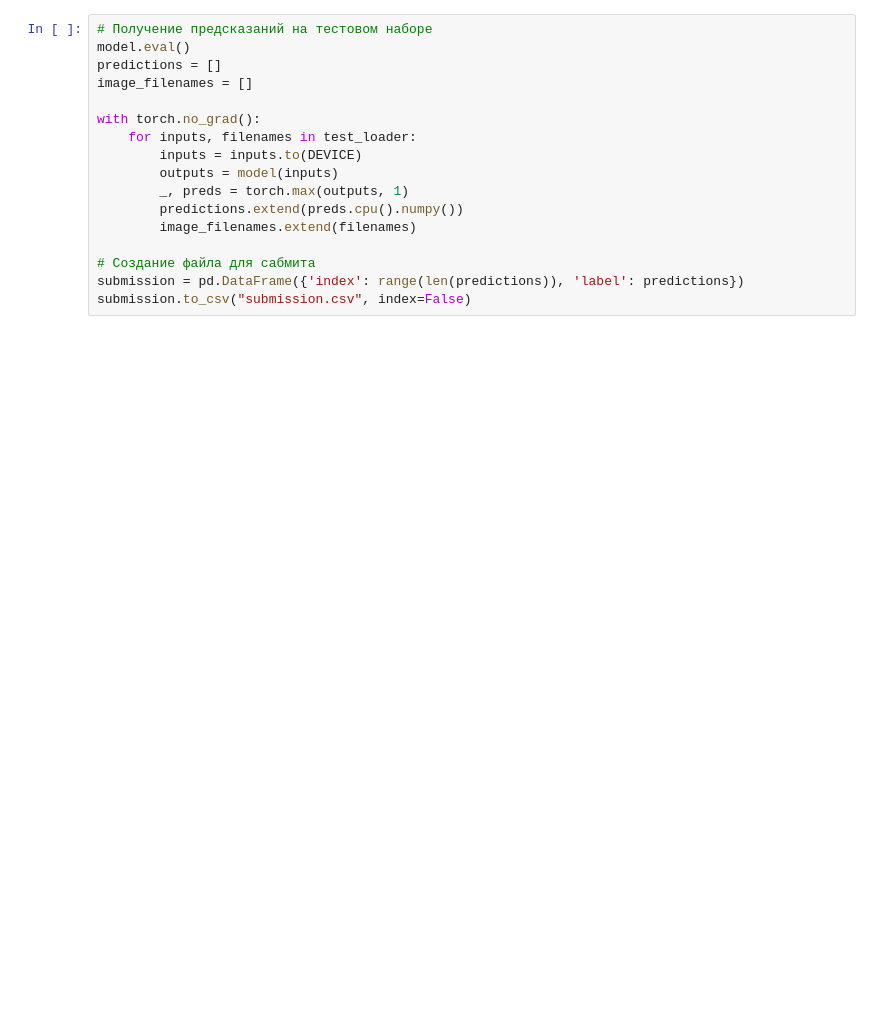
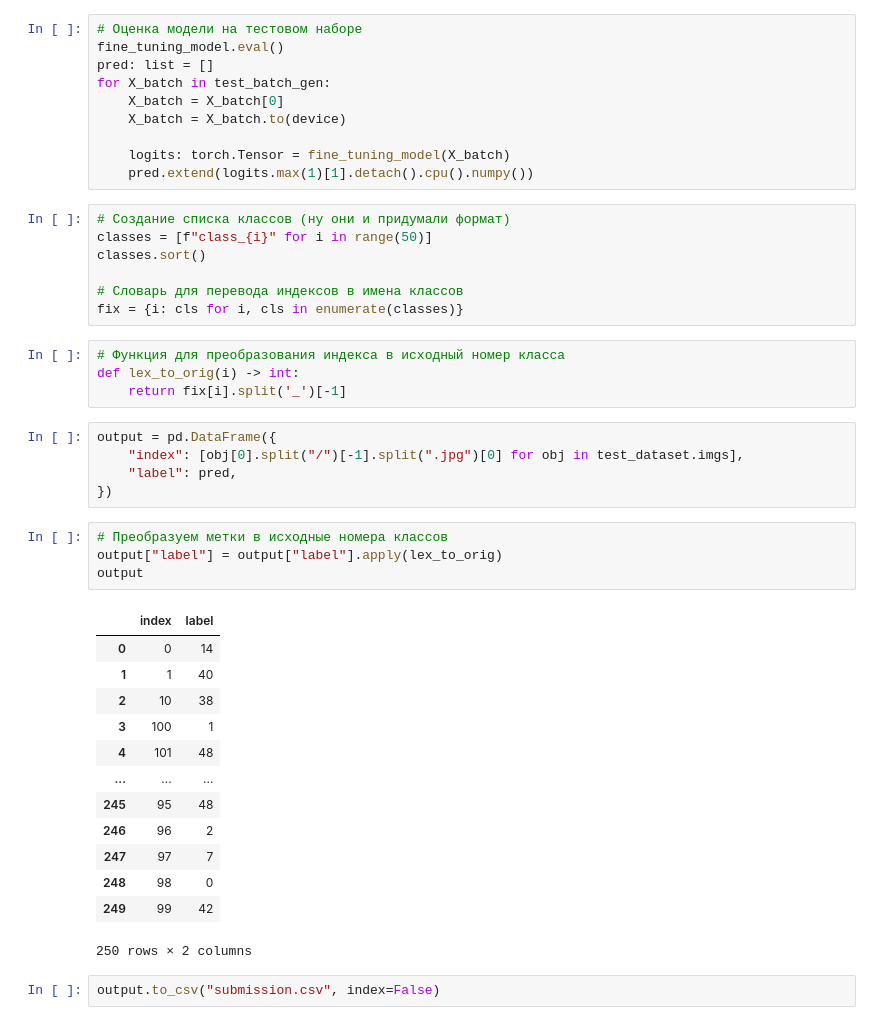
Before and after one commit to larrriiin/ml2, a Jupyter notebook: HW04/HW4.ipynb, the cells around one changed output. Drawn from its saved outputs; the diff is of its cells as text; blank space fills up the shorter version.

```diff
--- a/HW04/HW4.ipynb
+++ b/HW04/HW4.ipynb
@@ -108,17 +214,46 @@ Epoch [10/10], Loss: 0.1164, Accuracy: 0.9651
-# %%
-# Получение предсказаний на тестовом наборе
-model.eval()
-predictions = []
-image_filenames = []
-
-with torch.no_grad():
-    for inputs, filenames in test_loader:
-        inputs = inputs.to(DEVICE)
-        outputs = model(inputs)
-        _, preds = torch.max(outputs, 1)
-        predictions.extend(preds.cpu().numpy())
-        image_filenames.extend(filenames)
-
-# Создание файла для сабмита
-submission = pd.DataFrame({'index': range(len(predictions)), 'label': predictions})
-submission.to_csv("submission.csv", index=False)
+# %%
+# Оценка модели на тестовом наборе
+fine_tuning_model.eval()
+pred: list = []
+for X_batch in test_batch_gen:
+    X_batch = X_batch[0]
+    X_batch = X_batch.to(device)
+
+    logits: torch.Tensor = fine_tuning_model(X_batch)
+    pred.extend(logits.max(1)[1].detach().cpu().numpy())
+# %%
+# Создание списка классов (ну они и придумали формат)
+classes = [f"class_{i}" for i in range(50)]
+classes.sort()
+
+# Словарь для перевода индексов в имена классов
+fix = {i: cls for i, cls in enumerate(classes)}
+# %%
+# Функция для преобразования индекса в исходный номер класса
+def lex_to_orig(i) -> int:
+    return fix[i].split('_')[-1]
+# %%
+output = pd.DataFrame({
+    "index": [obj[0].split("/")[-1].split(".jpg")[0] for obj in test_dataset.imgs],
+    "label": pred,
+})
+# %%
+# Преобразуем метки в исходные номера классов
+output["label"] = output["label"].apply(lex_to_orig)
+output
+# %% [output]
+|  | index | label |
+| 0 | 0 | 14 |
+| 1 | 1 | 40 |
+| 2 | 10 | 38 |
+| 3 | 100 | 1 |
+| 4 | 101 | 48 |
+| ... | ... | ... |
+| 245 | 95 | 48 |
+| 246 | 96 | 2 |
+| 247 | 97 | 7 |
+| 248 | 98 | 0 |
+| 249 | 99 | 42 |
+250 rows × 2 columns
+# %%
+output.to_csv("submission.csv", index=False)
```
Also changed, not shown: parts of 19 cells of this notebook.
